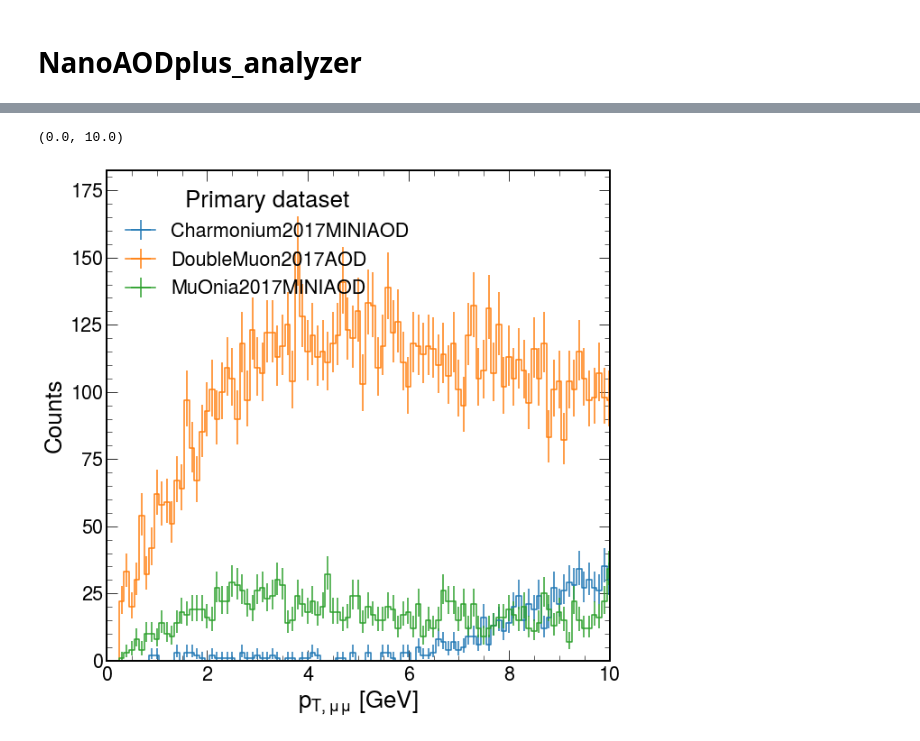
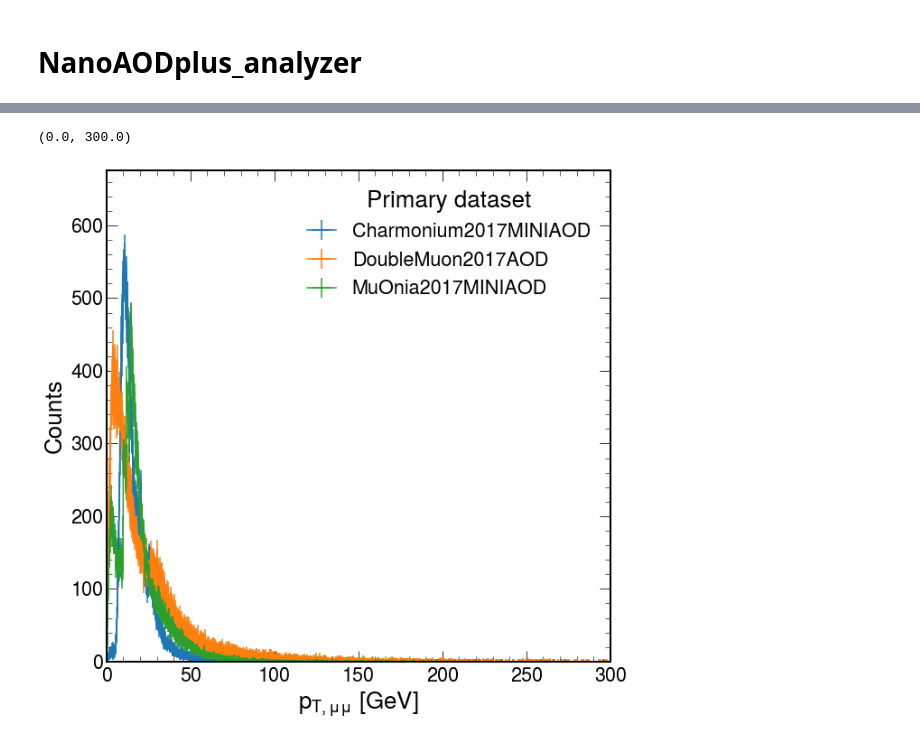
Before and after one commit to kevimota/OniaOpenCharmRun2ULAna, a Jupyter notebook: nanoAODplus_analyzer.ipynb, the cells around one changed output, grey strips where cells are left out. Saved outputs shown, nothing was run; the diff lists cells and outputs as text; code cells hidden in the pictures.

```diff
--- a/nanoAODplus_analyzer.ipynb
+++ b/nanoAODplus_analyzer.ipynb
@@ -19,9 +19,9 @@ plt.style.use(hep.style.CMS)
 # %%
 tstart = time.time()
 
-files = {'Charmonium2017MINIAOD': filesets['Charmonium2017MINIAOD'][0:1],
-           'MuOnia2017MINIAOD': filesets['MuOnia2017MINIAOD'][0:1],
-           'DoubleMuon2017AOD': filesets['DoubleMuon2017AOD'][0:10]
+files = {'Charmonium2017MINIAOD': filesets['Charmonium2017MINIAOD'][0:10],
+           'MuOnia2017MINIAOD': filesets['MuOnia2017MINIAOD'][0:10],
+           'DoubleMuon2017AOD': filesets['DoubleMuon2017AOD'][0:30]
           }
 
 output = processor.run_uproot_job(files,
@@ -51,7 +63,7 @@ findfont: Font family ['cursive'] not found. Falling back to DejaVu Sans.
 # %%
-ax = hist.plot1d(output['pt'], overlay='dataset')
-ax.set_xlim(0,10)
+ax = hist.plot1d(output['dimu_pt'], overlay='dataset')
+ax.set_xlim(0,300)
 # %% [output]
-(0.0, 10.0)
+(0.0, 300.0)
-[figure, old version]
+[figure, new version]
 # %%
```
Also changed, not shown: parts of 9 cells of this notebook, 14 other files.
